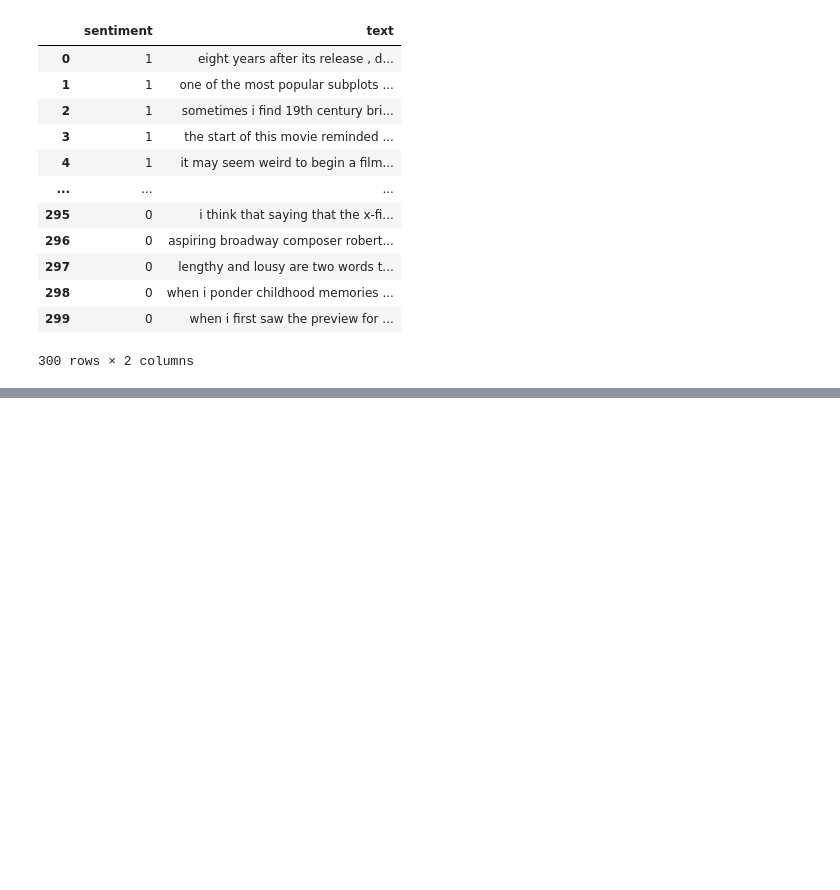
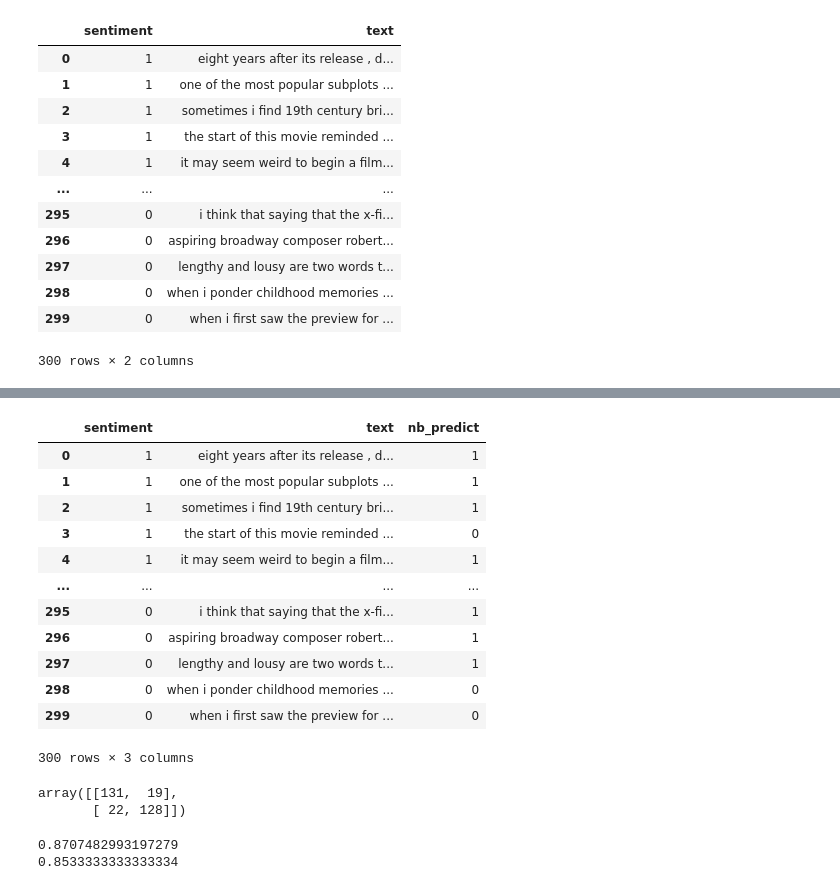
Before and after one commit to YeabinMoonEcon/BUS211, a Jupyter notebook: BUS243_NLP/HW/HW3_sol.ipynb, the cells around one changed output, grey strips where cells are left out. Drawn from its saved outputs; the diff is of its cells as text; code cells hidden in the pictures; blank space fills up the shorter version.

```diff
--- a/BUS243_NLP/HW/HW3_sol.ipynb
+++ b/BUS243_NLP/HW/HW3_sol.ipynb
@@ -294,0 +376,32 @@ test
+# %%
+test_df_bows = test_df_bows.fillna(0).astype(int)
+# %%
+test['nb_predict'] = nb.predict(test_df_bows).astype(int)
+# %%
+test
+# %% [output]
+|  | sentiment | text | nb_predict |
+| 0 | 1 | eight years after its release , d... | 1 |
+| 1 | 1 | one of the most popular subplots ... | 1 |
+| 2 | 1 | sometimes i find 19th century bri... | 1 |
+| 3 | 1 | the start of this movie reminded ... | 0 |
+| 4 | 1 | it may seem weird to begin a film... | 1 |
+| ... | ... | ... | ... |
+| 295 | 0 | i think that saying that the x-fi... | 1 |
+| 296 | 0 | aspiring broadway composer robert... | 1 |
+| 297 | 0 | lengthy and lousy are two words t... | 1 |
+| 298 | 0 | when i ponder childhood memories ... | 0 |
+| 299 | 0 | when i first saw the preview for ... | 0 |
+300 rows × 3 columns
+# %%
+confusion_matrix(test.sentiment, test.nb_predict)
+# %% [output]
+array([[131,  19],
+       [ 22, 128]])
+# %%
+from sklearn.metrics import precision_score, recall_score
+print(precision_score(test.sentiment, test.nb_predict))
+print(recall_score(test.sentiment, test.nb_predict))
+# %% [output]
+0.8707482993197279
+0.8533333333333334
```
Also changed, not shown: parts of 27 cells of this notebook, 3 other files.
